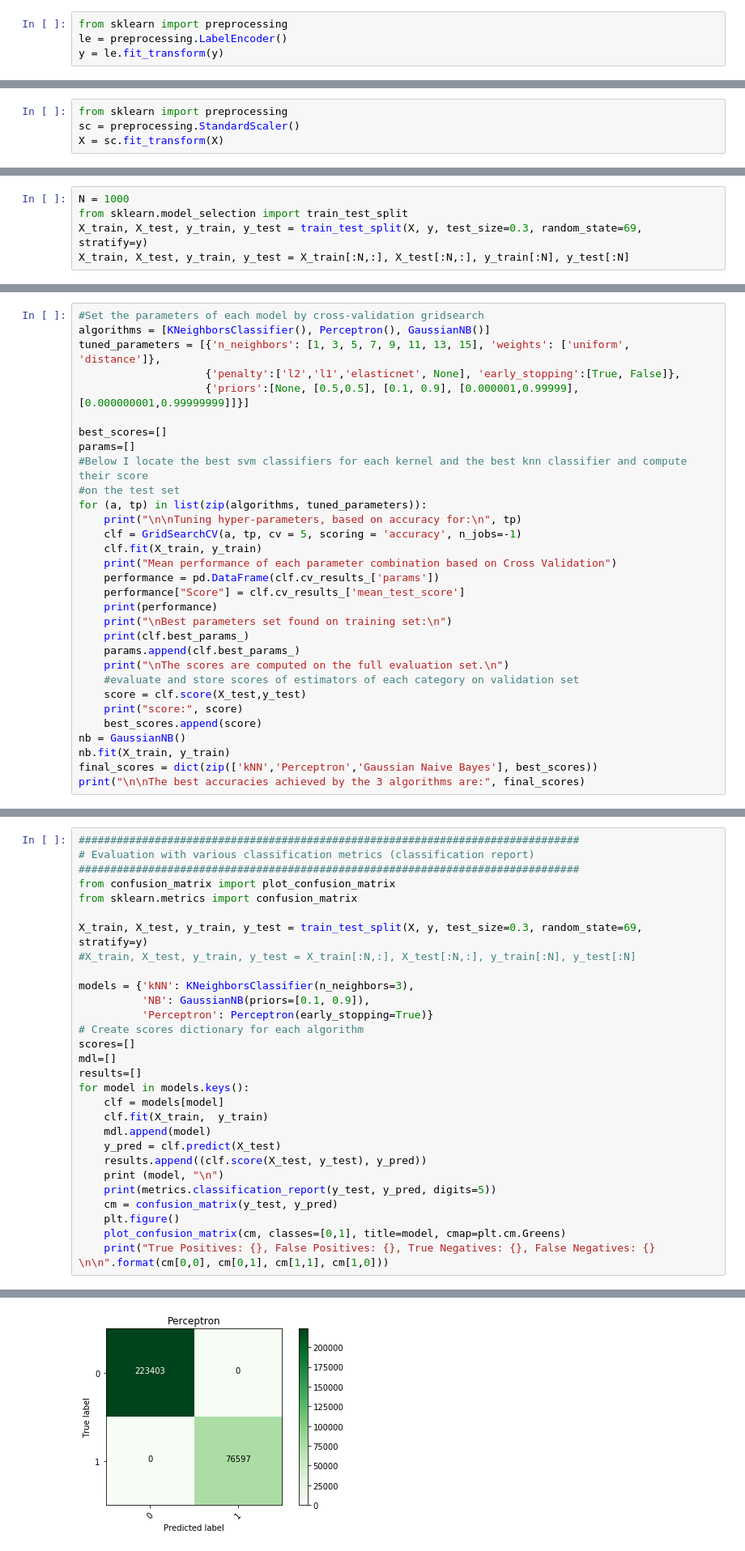
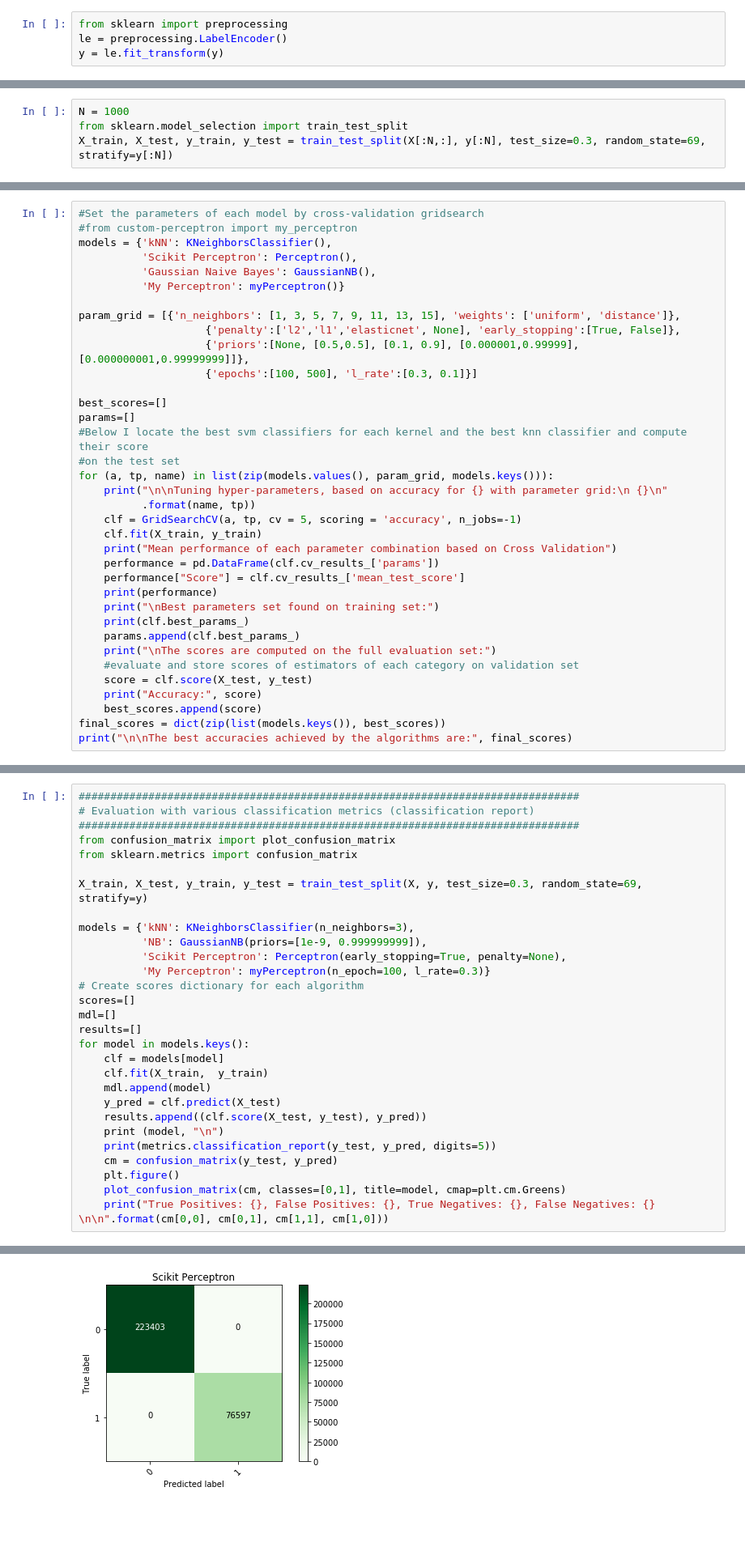
Before and after one commit to pelekhs/Geo-exercise-5, a Jupyter notebook: Ex-5.1.ipynb, the cells around one changed output, grey strips where cells are left out. Shown at 81% size. Drawn from its saved outputs; the diff is of its cells as text; blank space fills up the shorter version.

```diff
--- a/Ex-5.1.ipynb
+++ b/Ex-5.1.ipynb
@@ -57,4 +80,0 @@ print("Number of water - negative pixels: {}".format(list(y).count(1)))
-# %%
-from sklearn import preprocessing
-sc = preprocessing.StandardScaler()
-X = sc.fit_transform(X)
@@ -65,5 +87,4 @@ I split to training and validation set by equally splitting water and ground pix
 # %%
 N = 1000
 from sklearn.model_selection import train_test_split
-X_train, X_test, y_train, y_test = train_test_split(X, y, test_size=0.3, random_state=69, stratify=y)
-X_train, X_test, y_train, y_test = X_train[:N,:], X_test[:N,:], y_train[:N], y_test[:N]
+X_train, X_test, y_train, y_test = train_test_split(X[:N,:], y[:N], test_size=0.3, random_state=69, stratify=y[:N])
@@ -83,32 +108,37 @@ At first we train the classifiers using the GridSearch algorithm so as to decide
 # %%
 #Set the parameters of each model by cross-validation gridsearch
-algorithms = [KNeighborsClassifier(), Perceptron(), GaussianNB()]
-tuned_parameters = [{'n_neighbors': [1, 3, 5, 7, 9, 11, 13, 15], 'weights': ['uniform', 'distance']},
+#from custom-perceptron import my_perceptron
+models = {'kNN': KNeighborsClassifier(),
+          'Scikit Perceptron': Perceptron(),
+          'Gaussian Naive Bayes': GaussianNB(),
+          'My Perceptron': myPerceptron()}
+
+param_grid = [{'n_neighbors': [1, 3, 5, 7, 9, 11, 13, 15], 'weights': ['uniform', 'distance']},
                     {'penalty':['l2','l1','elasticnet', None], 'early_stopping':[True, False]},
-                    {'priors':[None, [0.5,0.5], [0.1, 0.9], [0.000001,0.99999], [0.000000001,0.99999999]]}]
+                    {'priors':[None, [0.5,0.5], [0.1, 0.9], [0.000001,0.99999], [0.000000001,0.99999999]]},
+                    {'epochs':[100, 500], 'l_rate':[0.3, 0.1]}]
 
 best_scores=[]
 params=[]
 #Below I locate the best svm classifiers for each kernel and the best knn classifier and compute their score
 #on the test set
-for (a, tp) in list(zip(algorithms, tuned_parameters)):
-    print("\n\nTuning hyper-parameters, based on accuracy for:\n", tp)
+for (a, tp, name) in list(zip(models.values(), param_grid, models.keys())):
+    print("\n\nTuning hyper-parameters, based on accuracy for {} with parameter grid:\n {}\n"
+          .format(name, tp))
     clf = GridSearchCV(a, tp, cv = 5, scoring = 'accuracy', n_jobs=-1)
     clf.fit(X_train, y_train)
     print("Mean performance of each parameter combination based on Cross Validation")
     performance = pd.DataFrame(clf.cv_results_['params'])
     performance["Score"] = clf.cv_results_['mean_test_score']
     print(performance)
-    print("\nBest parameters set found on training set:\n")
+    print("\nBest parameters set found on training set:")
     print(clf.best_params_)
     params.append(clf.best_params_)
-    print("\nThe scores are computed on the full evaluation set.\n")
+    print("\nThe scores are computed on the full evaluation set:")
     #evaluate and store scores of estimators of each category on validation set
-    score = clf.score(X_test,y_test)
-    print("score:", score)
+    score = clf.score(X_test, y_test)
+    print("Accuracy:", score)
     best_scores.append(score)
-nb = GaussianNB()
-nb.fit(X_train, y_train)
-final_scores = dict(zip(['kNN','Perceptron','Gaussian Naive Bayes'], best_scores))
-print("\n\nThe best accuracies achieved by the 3 algorithms are:", final_scores)
+final_scores = dict(zip(list(models.keys()), best_scores))
+print("\n\nThe best accuracies achieved by the algorithms are:", final_scores)
 # %% [output]
@@ -141,11 +173,11 @@ from confusion_matrix import plot_confusion_matrix
 from sklearn.metrics import confusion_matrix
 
 X_train, X_test, y_train, y_test = train_test_split(X, y, test_size=0.3, random_state=69, stratify=y)
-#X_train, X_test, y_train, y_test = X_train[:N,:], X_test[:N,:], y_train[:N], y_test[:N]
 
 models = {'kNN': KNeighborsClassifier(n_neighbors=3),
-          'NB': GaussianNB(priors=[0.1, 0.9]),
-          'Perceptron': Perceptron(early_stopping=True)}
+          'NB': GaussianNB(priors=[1e-9, 0.999999999]),
+          'Scikit Perceptron': Perceptron(early_stopping=True, penalty=None),
+          'My Perceptron': myPerceptron(n_epoch=100, l_rate=0.3)}
 # Create scores dictionary for each algorithm
 scores=[]
 mdl=[]
@@ -179,7 +211,7 @@ Confusion matrix, without normalization
 Confusion matrix, without normalization
 [[223403      0]
  [     0  76597]]
 True Positives: 223403, False Positives: 0, True Negatives: 76597, False Negatives: 0
 [figure]
 [figure]
-[figure, old version]
+[figure, new version]
```
Also changed, not shown: parts of 32 cells of this notebook, 22 other files.
